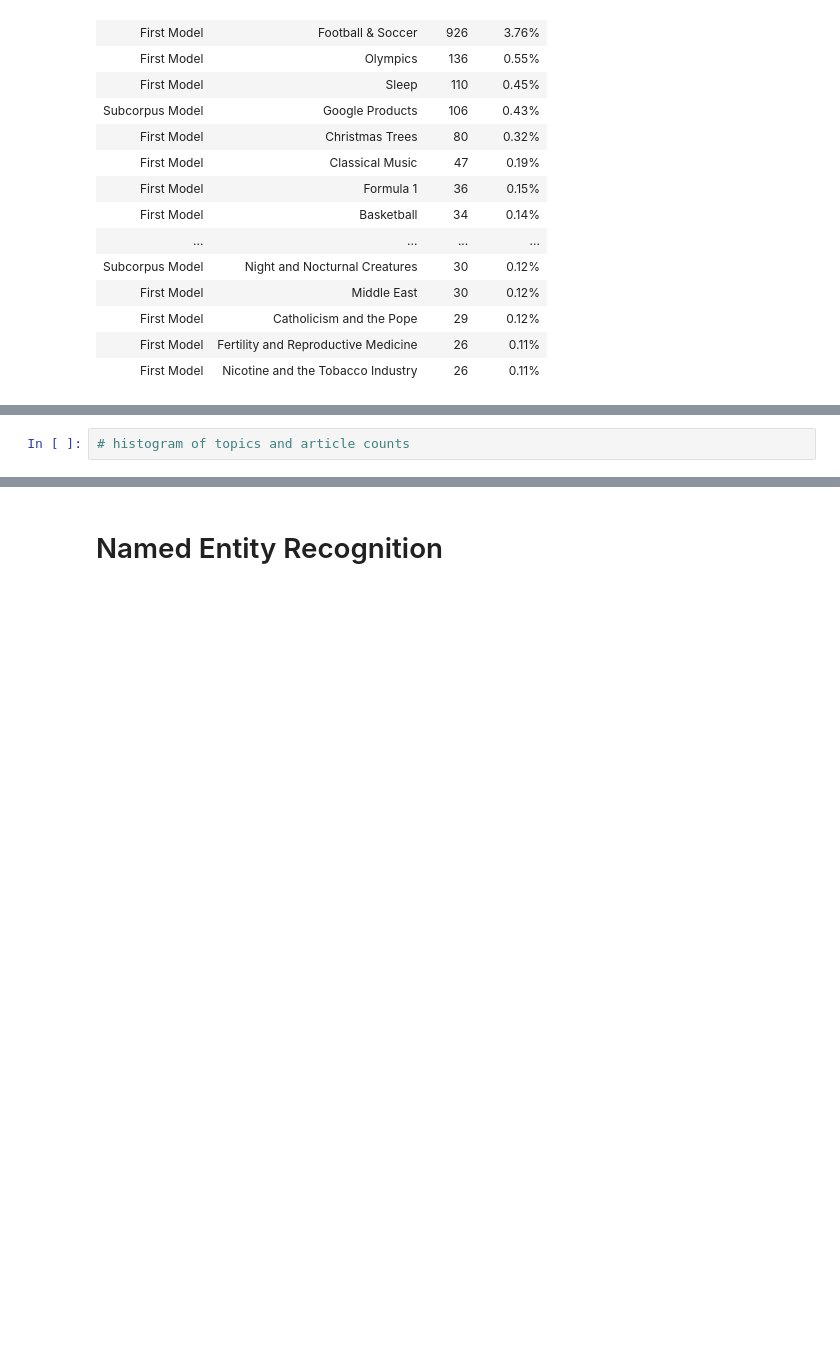
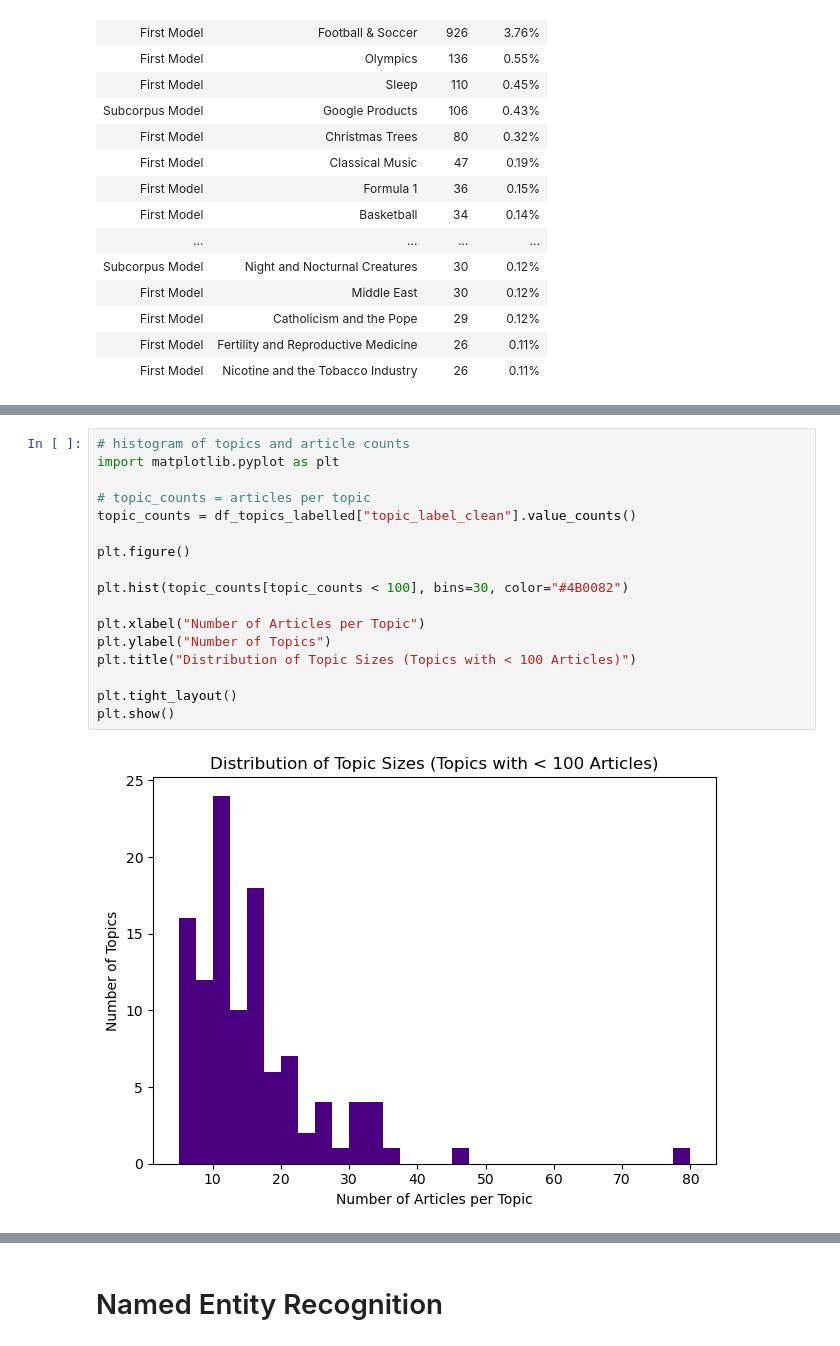
Before and after one commit to PeterdeGuzman/RAGuardianNews, a Jupyter notebook: Experimentation and QC/plots.ipynb, the cells around one changed output, grey strips where cells are left out. Saved outputs shown, nothing was run; the diff lists cells and outputs as text; blank space fills up the shorter version.

```diff
--- a/Experimentation and QC/plots.ipynb
+++ b/Experimentation and QC/plots.ipynb
@@ -450,4 +492,21 @@ styled  # print the table
 # %%
 # histogram of topics and article counts
+import matplotlib.pyplot as plt
+
+# topic_counts = articles per topic
+topic_counts = df_topics_labelled["topic_label_clean"].value_counts()
+
+plt.figure()
+
+plt.hist(topic_counts[topic_counts < 100], bins=30, color="#4B0082")
+
+plt.xlabel("Number of Articles per Topic")
+plt.ylabel("Number of Topics")
+plt.title("Distribution of Topic Sizes (Topics with < 100 Articles)")
+
+plt.tight_layout()
+plt.show()
+# %% [output]
+[figure, added]
 # %%
 # count of topics with fewer than 25 articles or fewer than 10
```
Also changed, not shown: parts of 11 cells of this notebook, 1 other file.
